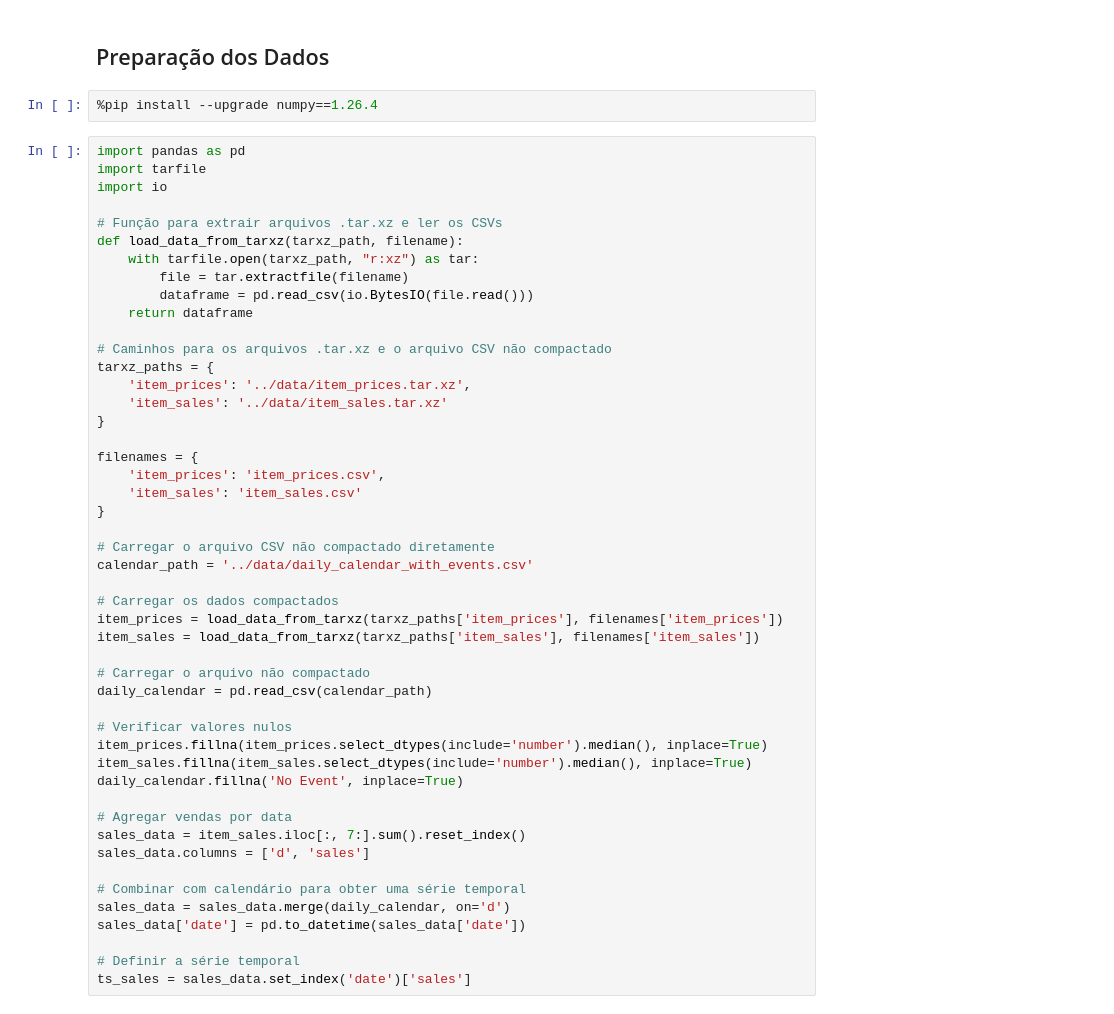
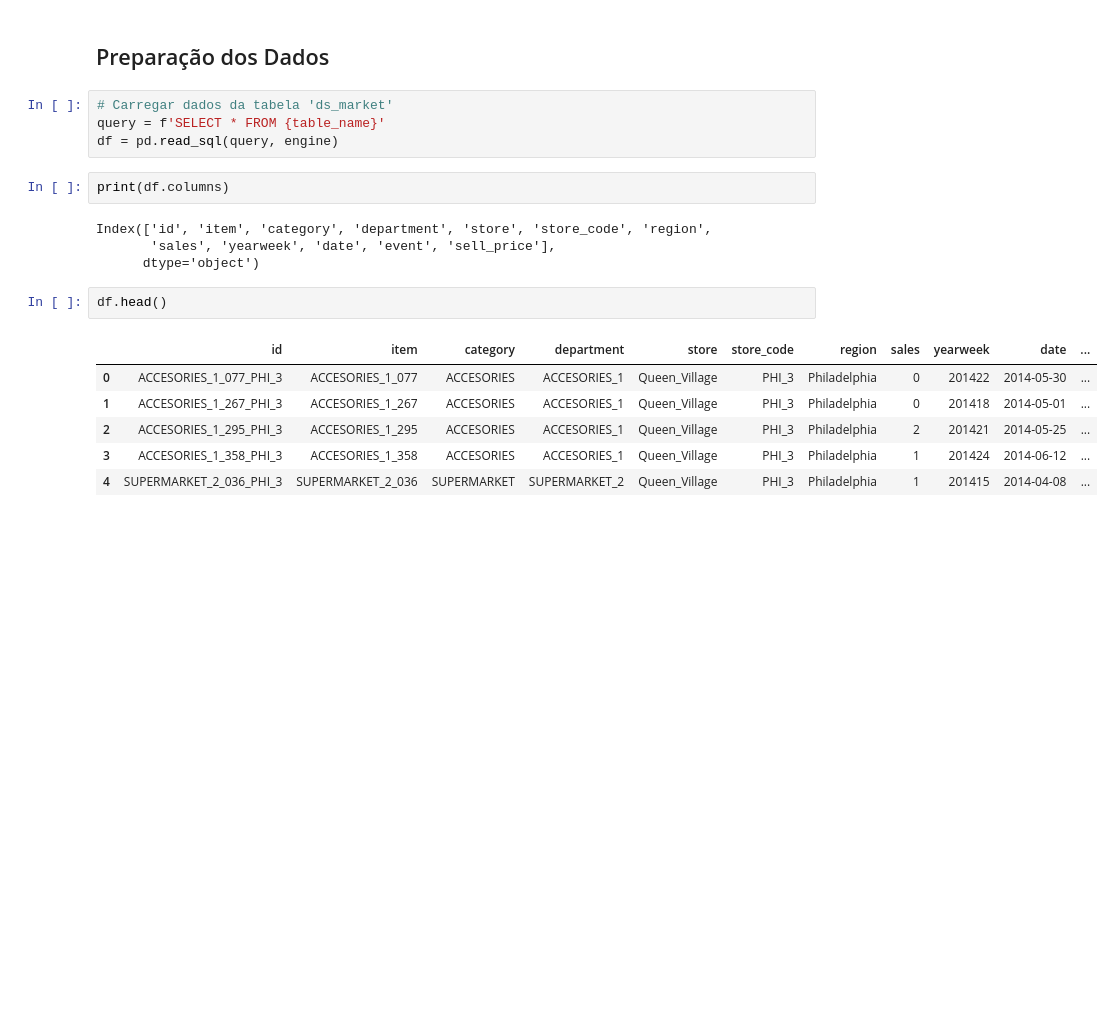
Before and after one commit to rpzk/DSMarket, a Jupyter notebook: forecasting/forecasting.ipynb, the cells around one changed output. Cells and saved outputs as stored; diff of their text form; blank space fills up the shorter version.

```diff
--- a/forecasting/forecasting.ipynb
+++ b/forecasting/forecasting.ipynb
@@ -3,52 +30,21 @@
 # %% [markdown]
 ## Preparação dos Dados
-# %%
-%pip install --upgrade numpy==1.26.4
-# %%
-import pandas as pd
-import tarfile
-import io
-
-# Função para extrair arquivos .tar.xz e ler os CSVs
-def load_data_from_tarxz(tarxz_path, filename):
-    with tarfile.open(tarxz_path, "r:xz") as tar:
-        file = tar.extractfile(filename)
-        dataframe = pd.read_csv(io.BytesIO(file.read()))
-    return dataframe
-
-# Caminhos para os arquivos .tar.xz e o arquivo CSV não compactado
-tarxz_paths = {
-    'item_prices': '../data/item_prices.tar.xz',
-    'item_sales': '../data/item_sales.tar.xz'
-}
-
-filenames = {
-    'item_prices': 'item_prices.csv',
-    'item_sales': 'item_sales.csv'
-}
-
-# Carregar o arquivo CSV não compactado diretamente
-calendar_path = '../data/daily_calendar_with_events.csv'
-
-# Carregar os dados compactados
-item_prices = load_data_from_tarxz(tarxz_paths['item_prices'], filenames['item_prices'])
-item_sales = load_data_from_tarxz(tarxz_paths['item_sales'], filenames['item_sales'])
-
-# Carregar o arquivo não compactado
-daily_calendar = pd.read_csv(calendar_path)
-
-# Verificar valores nulos
-item_prices.fillna(item_prices.select_dtypes(include='number').median(), inplace=True)
-item_sales.fillna(item_sales.select_dtypes(include='number').median(), inplace=True)
-daily_calendar.fillna('No Event', inplace=True)
-
-# Agregar vendas por data
-sales_data = item_sales.iloc[:, 7:].sum().reset_index()
-sales_data.columns = ['d', 'sales']
-
-# Combinar com calendário para obter uma série temporal
-sales_data = sales_data.merge(daily_calendar, on='d')
-sales_data['date'] = pd.to_datetime(sales_data['date'])
-
-# Definir a série temporal
-ts_sales = sales_data.set_index('date')['sales']
+# %%
+# Carregar dados da tabela 'ds_market'
+query = f'SELECT * FROM {table_name}'
+df = pd.read_sql(query, engine)
+# %%
+print(df.columns)
+# %% [output]
+Index(['id', 'item', 'category', 'department', 'store', 'store_code', 'region',
+       'sales', 'yearweek', 'date', 'event', 'sell_price'],
+      dtype='object')
+# %%
+df.head()
+# %% [output]
+|  | id | item | category | department | store | store_code | region | sales | yearweek | date | ... |
+| 0 | ACCESORIES_1_077_PHI_3 | ACCESORIES_1_077 | ACCESORIES | ACCESORIES_1 | Queen_Village | PHI_3 | Philadelphia | 0 | 201422 | 2014-05-30 | ... |
+| 1 | ACCESORIES_1_267_PHI_3 | ACCESORIES_1_267 | ACCESORIES | ACCESORIES_1 | Queen_Village | PHI_3 | Philadelphia | 0 | 201418 | 2014-05-01 | ... |
+| 2 | ACCESORIES_1_295_PHI_3 | ACCESORIES_1_295 | ACCESORIES | ACCESORIES_1 | Queen_Village | PHI_3 | Philadelphia | 2 | 201421 | 2014-05-25 | ... |
+| 3 | ACCESORIES_1_358_PHI_3 | ACCESORIES_1_358 | ACCESORIES | ACCESORIES_1 | Queen_Village | PHI_3 | Philadelphia | 1 | 201424 | 2014-06-12 | ... |
+| 4 | SUPERMARKET_2_036_PHI_3 | SUPERMARKET_2_036 | SUPERMARKET | SUPERMARKET_2 | Queen_Village | PHI_3 | Philadelphia | 1 | 201415 | 2014-04-08 | ... |
```
Also changed, not shown: parts of 30 cells of this notebook.
